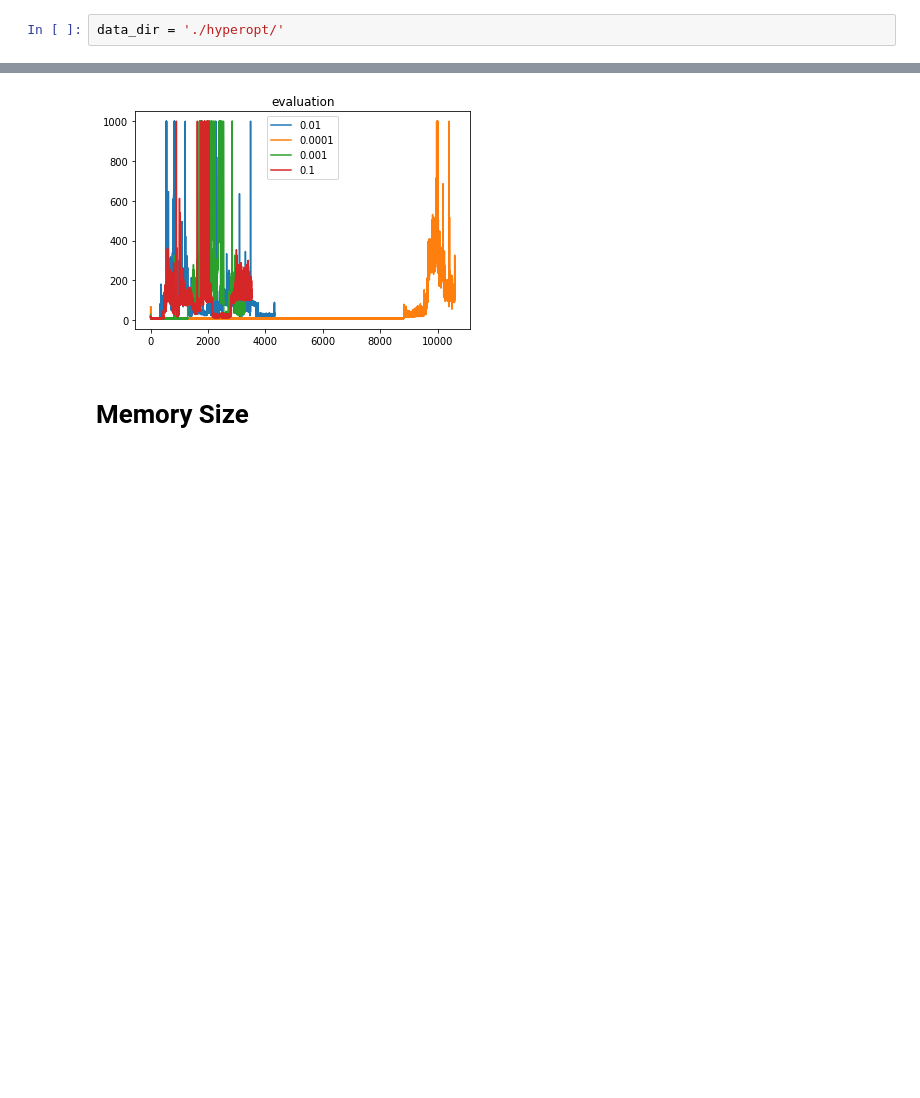
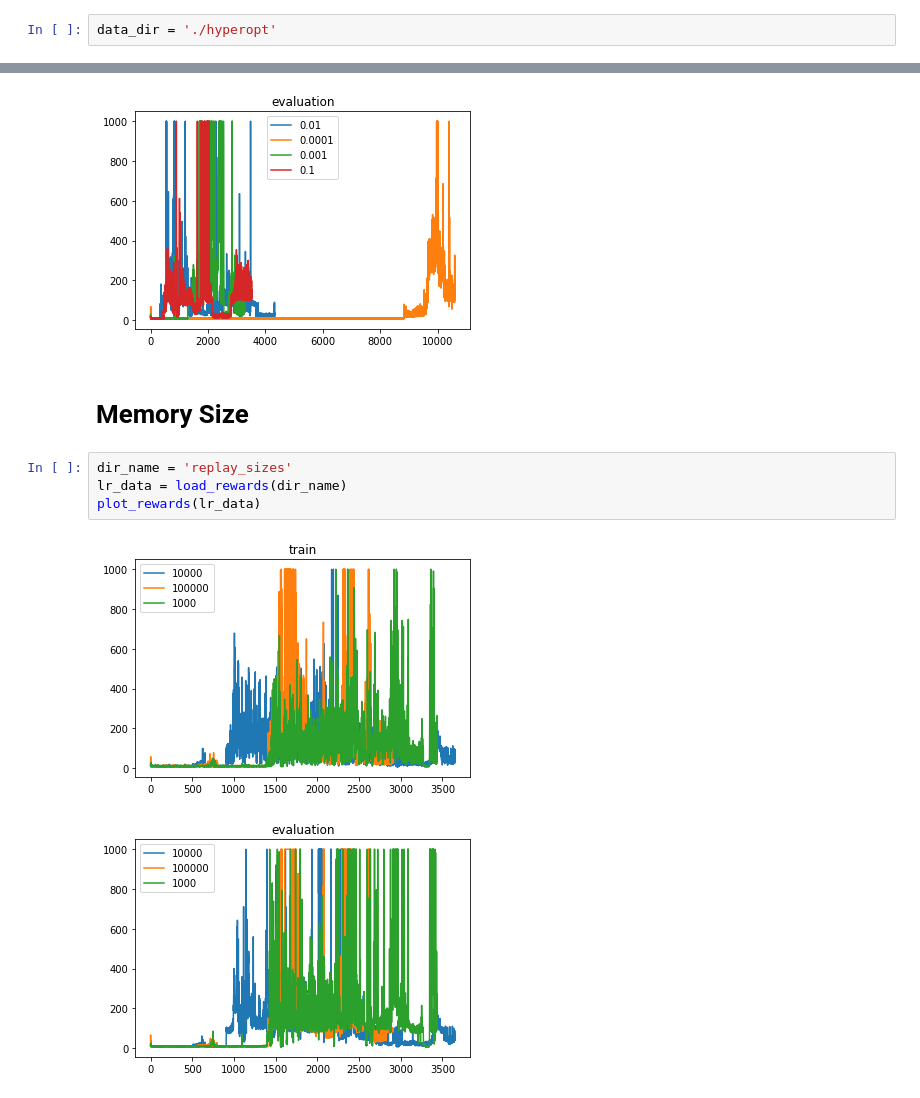
Before and after one commit to nicoring/RoBonjwa, a Jupyter notebook: notebooks/baseline-experiment-analysis.ipynb, the cells around one changed output, grey strips where cells are left out. Saved outputs shown, nothing was run; the diff lists cells and outputs as text; blank space fills up the shorter version.

```diff
--- a/notebooks/baseline-experiment-analysis.ipynb
+++ b/notebooks/baseline-experiment-analysis.ipynb
@@ -5,7 +5,7 @@ import pandas as pd
 import matplotlib.pyplot as plt
 %matplotlib inline
 # %%
-data_dir = './hyperopt/'
+data_dir = './hyperopt'
 # %%
 def load_rewards(dir_name, run='0'):
     results_dir = os.path.join(data_dir, dir_name)
@@ -58,3 +58,10 @@ plot_rewards(lr_data)
 [figure]
 # %% [markdown]
 # Memory Size
+# %%
+dir_name = 'replay_sizes'
+lr_data = load_rewards(dir_name)
+plot_rewards(lr_data)
+# %% [output]
+[figure, added]
+[figure, added]
```
